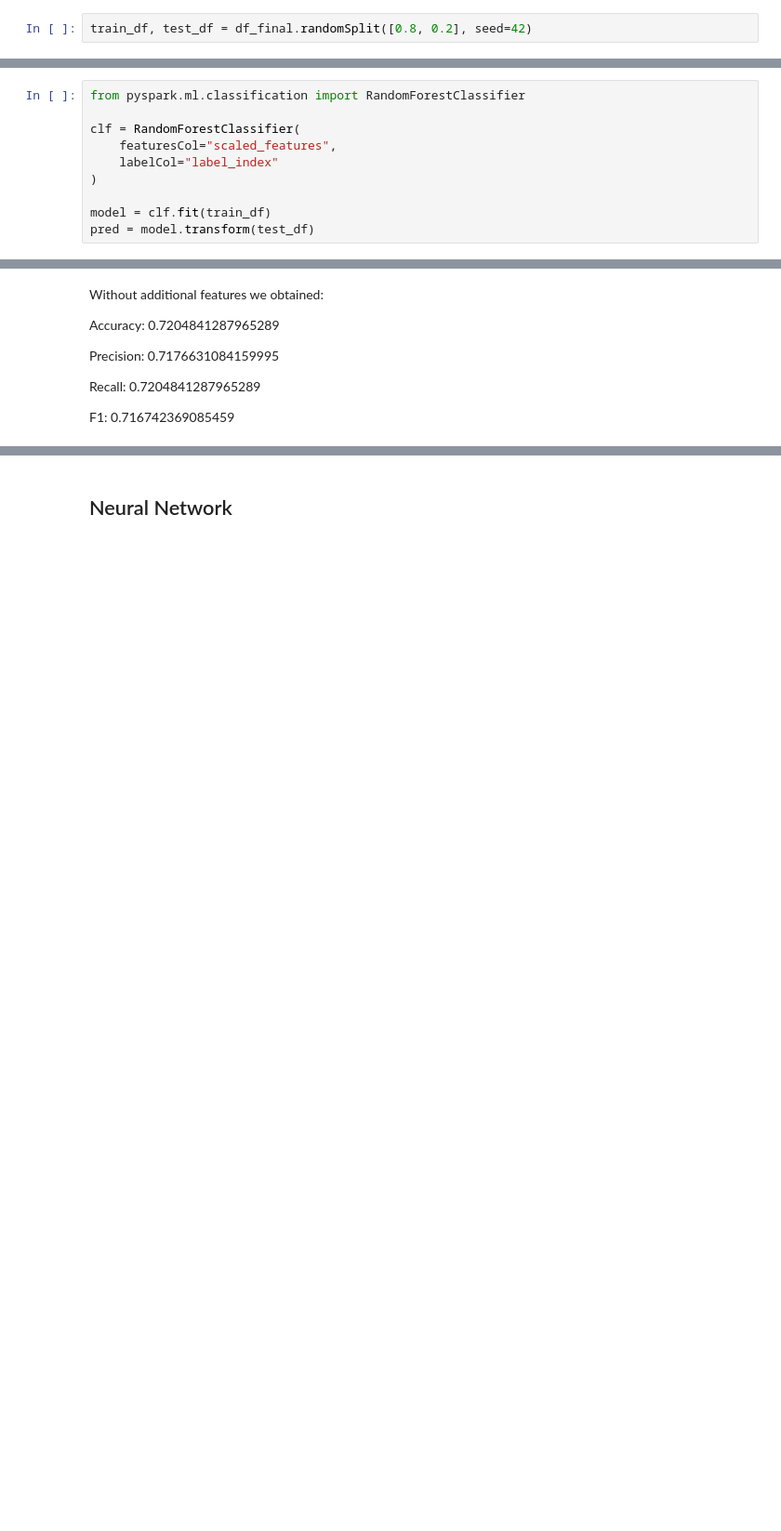
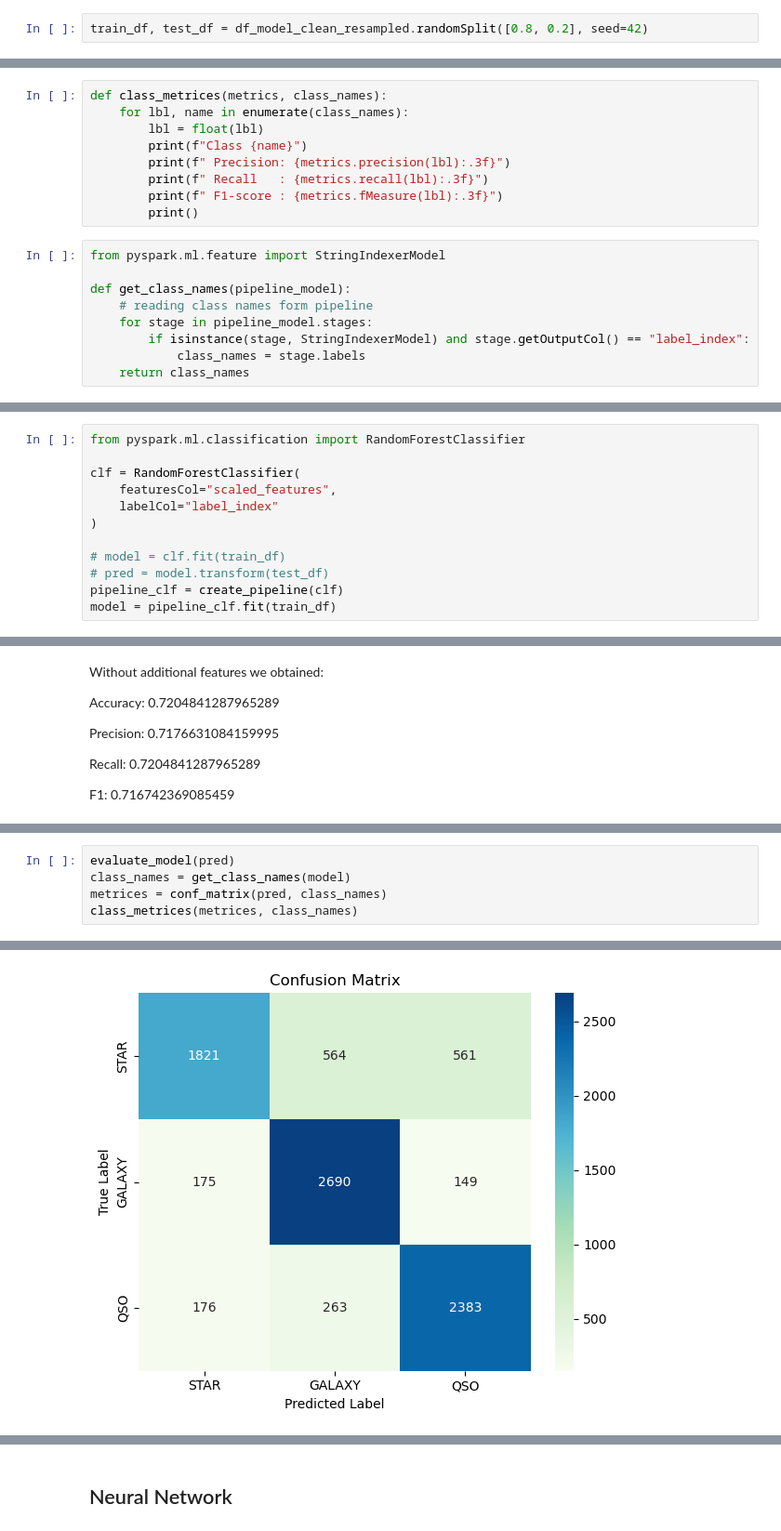
Before and after one commit to Piotrek2133/StellarClassifier, a Jupyter notebook: data_analysis_spark.ipynb, the cells around one changed output, grey strips where cells are left out. Shown at 93% size. Drawn from its saved outputs; the diff is of its cells as text; blank space fills up the shorter version.

```diff
--- a/data_analysis_spark.ipynb
+++ b/data_analysis_spark.ipynb
@@ -406,2 +322,2 @@ class_names = indexer_model.labels
 # %%
-train_df, test_df = df_final.randomSplit([0.8, 0.2], seed=42)
+train_df, test_df = df_model_clean_resampled.randomSplit([0.8, 0.2], seed=42)
@@ -428 +430,19 @@ plt.show()
+# %%
+def class_metrices(metrics, class_names):
+    for lbl, name in enumerate(class_names):
+        lbl = float(lbl)
+        print(f"Class {name}")
+        print(f" Precision: {metrics.precision(lbl):.3f}")
+        print(f" Recall   : {metrics.recall(lbl):.3f}")
+        print(f" F1-score : {metrics.fMeasure(lbl):.3f}")
+        print()
+# %%
+from pyspark.ml.feature import StringIndexerModel
+
+def get_class_names(pipeline_model):
+    # reading class names form pipeline
+    for stage in pipeline_model.stages:
+        if isinstance(stage, StringIndexerModel) and stage.getOutputCol() == "label_index":
+            class_names = stage.labels
+    return class_names
 # %% [markdown]
@@ -435,5 +457,7 @@ clf = RandomForestClassifier(
     labelCol="label_index"
 )
 
-model = clf.fit(train_df)
-pred = model.transform(test_df)
+# model = clf.fit(train_df)
+# pred = model.transform(test_df)
+pipeline_clf = create_pipeline(clf)
+model = pipeline_clf.fit(train_df)
@@ -600,0 +487,6 @@ Class QSO
+# %%
+evaluate_model(pred)
+class_names = get_class_names(model)
+metrices = conf_matrix(pred, class_names)
+class_metrices(metrices, class_names)
+# %% [output]
@@ -600,0 +497 @@ Class QSO
+[figure, added]
```
Also changed, not shown: parts of 90 cells of this notebook.
